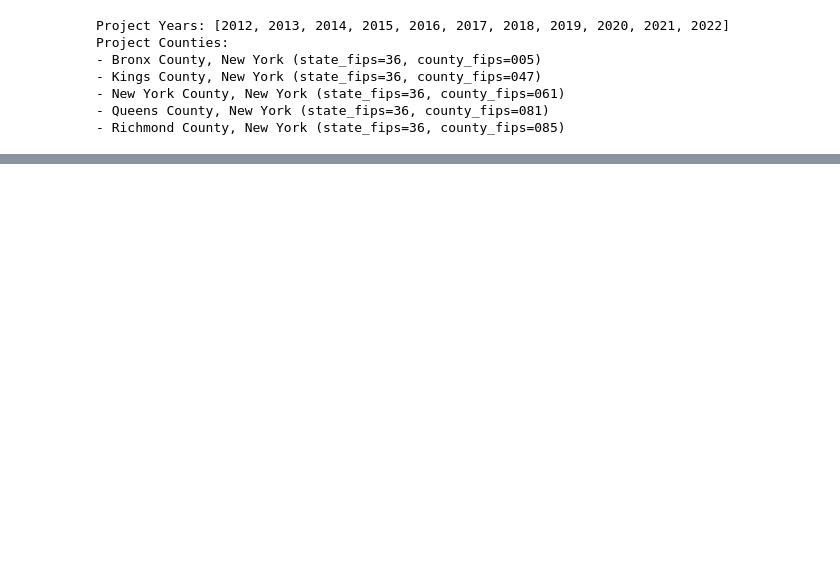
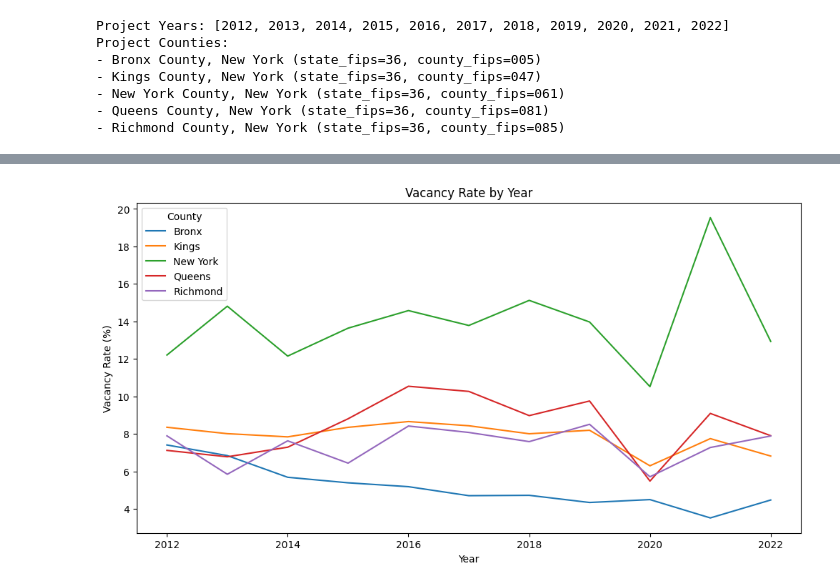
Before and after one commit to cfortiz/bootcamp-project-1, a Jupyter notebook: vacancyrates.ipynb, the cells around one changed output, grey strips where cells are left out. Saved outputs shown, nothing was run; the diff lists cells and outputs as text; code cells hidden in the pictures; blank space fills up the shorter version.

```diff
--- a/vacancyrates.ipynb
+++ b/vacancyrates.ipynb
@@ -17,6 +22,12 @@ force_download = False
 # %%
 # Range of years for the project
 project_years = list(range(2012, 2023))
+
+bronx = county_lookup.by.full_name["Bronx County, New York"]
+kings = county_lookup.by.full_name["Kings County, New York"]
+new_york = county_lookup.by.full_name["New York County, New York"]
+queens = county_lookup.by.full_name["Queens County, New York"]
+richmond = county_lookup.by.full_name["Richmond County, New York"]
 
 # NYC borough counties
 project_counties = list(map(county_lookup.by.full_name.get, [
@@ -93,0 +169,16 @@ print(df.tail())
+# %%
+# Prepare data frames for each of the NYC boroughs
+bronx_df = df.loc[df["county_fips"] == bronx.fips][["year", "vacancy_rate"]].copy().rename(columns={"vacancy_rate": "bronx_vacancy_rate"}).reset_index(drop=True)
+kings_df = df.loc[df["county_fips"] == kings.fips][["year", "vacancy_rate"]].copy().rename(columns={"vacancy_rate": "kings_vacancy_rate"}).reset_index(drop=True)
+new_york_df = df.loc[df["county_fips"] == new_york.fips][["year", "vacancy_rate"]].copy().rename(columns={"vacancy_rate": "new_york_vacancy_rate"}).reset_index(drop=True)
+queens_df = df.loc[df["county_fips"] == queens.fips][["year", "vacancy_rate"]].copy().rename(columns={"vacancy_rate": "queens_vacancy_rate"}).reset_index(drop=True)
+richmond_df = df.loc[df["county_fips"] == richmond.fips][["year", "vacancy_rate"]].copy().rename(columns={"vacancy_rate": "richmond_vacancy_rate"}).reset_index(drop=True)
+
+# Merge the borough data frames to create a single data frame with all boroughs
+boroughs_df = pd.merge(bronx_df, kings_df, on="year")
+boroughs_df = pd.merge(boroughs_df, new_york_df, on="year")
+boroughs_df = pd.merge(boroughs_df, queens_df, on="year")
+boroughs_df = pd.merge(boroughs_df, richmond_df, on="year")
+
+# Display the borough data frame to review the data.
+print(boroughs_df)
@@ -93,0 +273,15 @@ print(df.tail())
+# %%
+yearly_df = boroughs_df.copy().set_index("year")
+plt.figure(figsize=(12, 6))
+plt.plot(yearly_df.index, yearly_df["bronx_vacancy_rate"], label="Bronx")
+plt.plot(yearly_df.index, yearly_df["kings_vacancy_rate"], label="Kings")
+plt.plot(yearly_df.index, yearly_df["new_york_vacancy_rate"], label="New York")
+plt.plot(yearly_df.index, yearly_df["queens_vacancy_rate"], label="Queens")
+plt.plot(yearly_df.index, yearly_df["richmond_vacancy_rate"], label="Richmond")
+plt.xlabel("Year")
+plt.ylabel("Vacancy Rate (%)")
+plt.title("Vacancy Rate by Year")
+plt.legend(title="County")
+plt.show()
+# %% [output]
+[figure, added]
```
Also changed, not shown: parts of 14 cells of this notebook.
